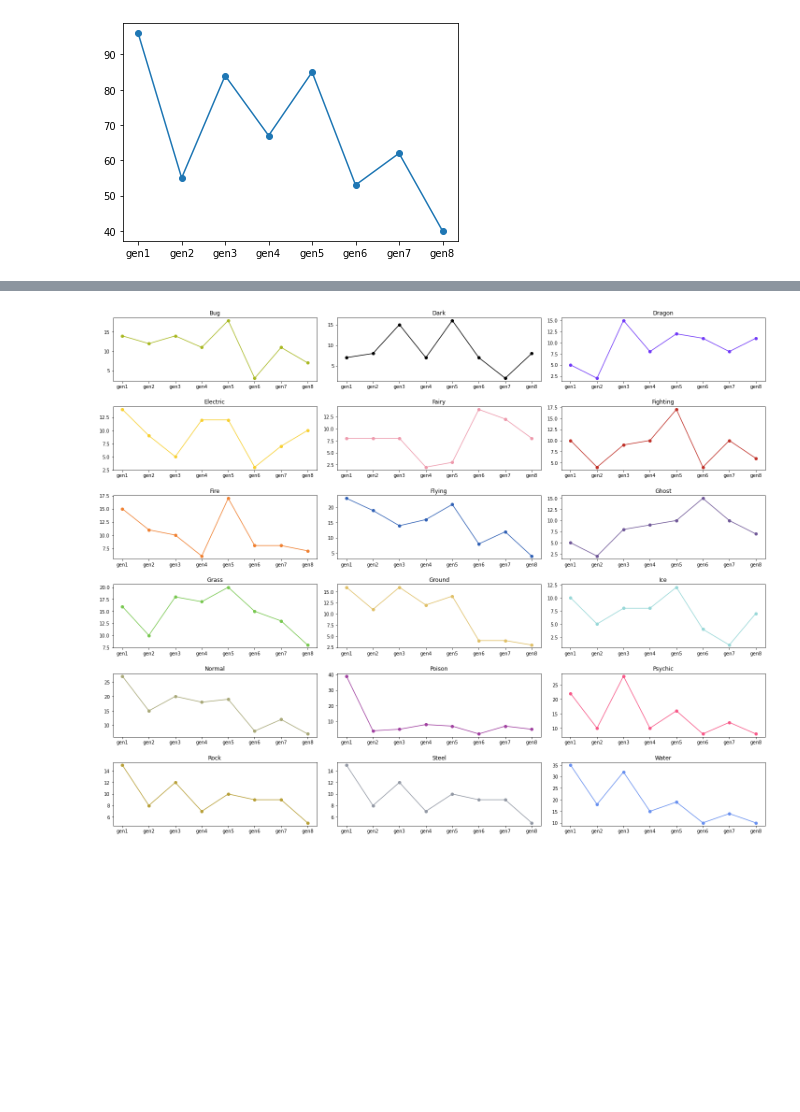
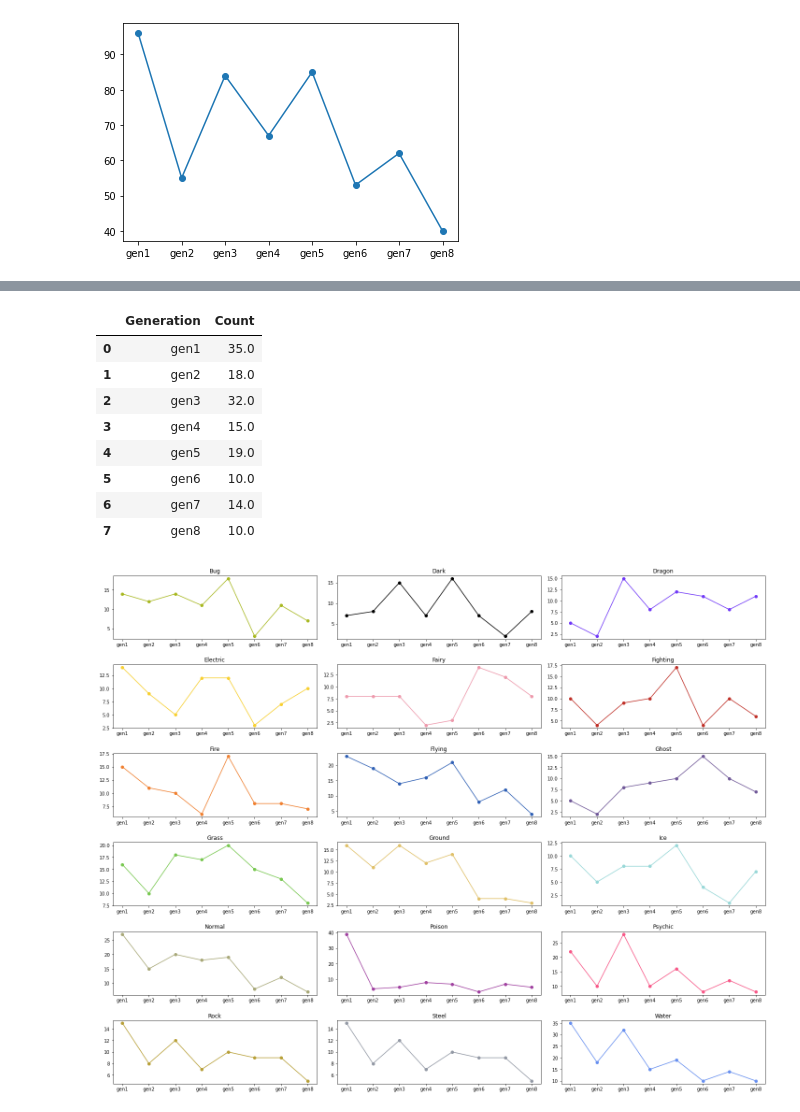
Before and after one commit to damocardenas/DSCI235-Final, a Jupyter notebook: DSCI235 Final Project.ipynb, the cells around one changed output, grey strips where cells are left out. Drawn from its saved outputs; the diff is of its cells as text; code cells hidden in the pictures; blank space fills up the shorter version.

```diff
--- a/DSCI235 Final Project.ipynb
+++ b/DSCI235 Final Project.ipynb
@@ -284,33 +297,44 @@ normal = pd.DataFrame({'Generation':gen, 'Count':count_normal})
 
 count_poison = [typing1['Poison'], typing2['Poison'],
              typing3['Poison'], typing4['Poison'],
              typing5['Poison'], typing6['Poison'],
              typing7['Poison'], typing8['Poison']]
 poison = pd.DataFrame({'Generation':gen, 'Count':count_poison})
 
 count_psychic = [typing1['Psychic'], typing2['Psychic'],
              typing3['Psychic'], typing4['Psychic'],
              typing5['Psychic'], typing6['Psychic'],
              typing7['Psychic'], typing8['Psychic']]
 psychic = pd.DataFrame({'Generation':gen, 'Count':count_psychic})
 
 count_rock = [typing1['Rock'], typing2['Rock'],
              typing3['Rock'], typing4['Rock'],
              typing5['Rock'], typing6['Rock'],
              typing7['Rock'], typing8['Rock']]
 rock = pd.DataFrame({'Generation':gen, 'Count':count_rock})
 
 count_steel = [typing1['Steel'], typing2['Steel'],
              typing3['Steel'], typing4['Steel'],
              typing5['Steel'], typing6['Steel'],
              typing7['Steel'], typing8['Steel']]
 steel = pd.DataFrame({'Generation':gen, 'Count':count_steel})
 
 count_water = [typing1['Water'], typing2['Water'],
              typing3['Water'], typing4['Water'],
              typing5['Water'], typing6['Water'],
              typing7['Water'], typing8['Water']]
 water = pd.DataFrame({'Generation':gen, 'Count':count_water})
+water
+# %% [output]
+|  | Generation | Count |
+| 0 | gen1 | 35.0 |
+| 1 | gen2 | 18.0 |
+| 2 | gen3 | 32.0 |
+| 3 | gen4 | 15.0 |
+| 4 | gen5 | 19.0 |
+| 5 | gen6 | 10.0 |
+| 6 | gen7 | 14.0 |
+| 7 | gen8 | 10.0 |
 # %%
 plt.figure(figsize=(25, 20)) #Fix Y-axis to include all numbers
 plt.subplots_adjust(wspace=0.1, hspace=0.4)
```
Also changed, not shown: parts of 17 cells of this notebook.
